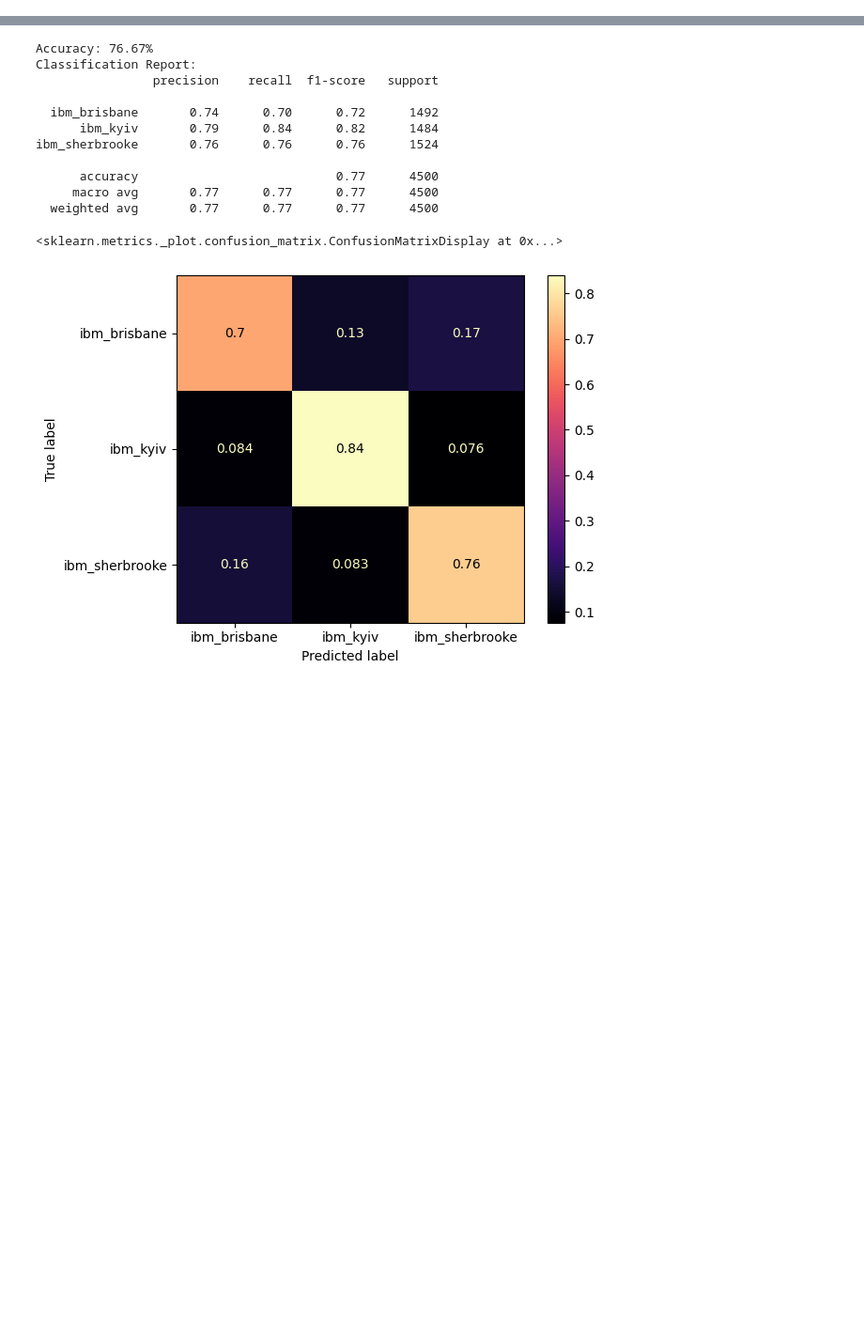
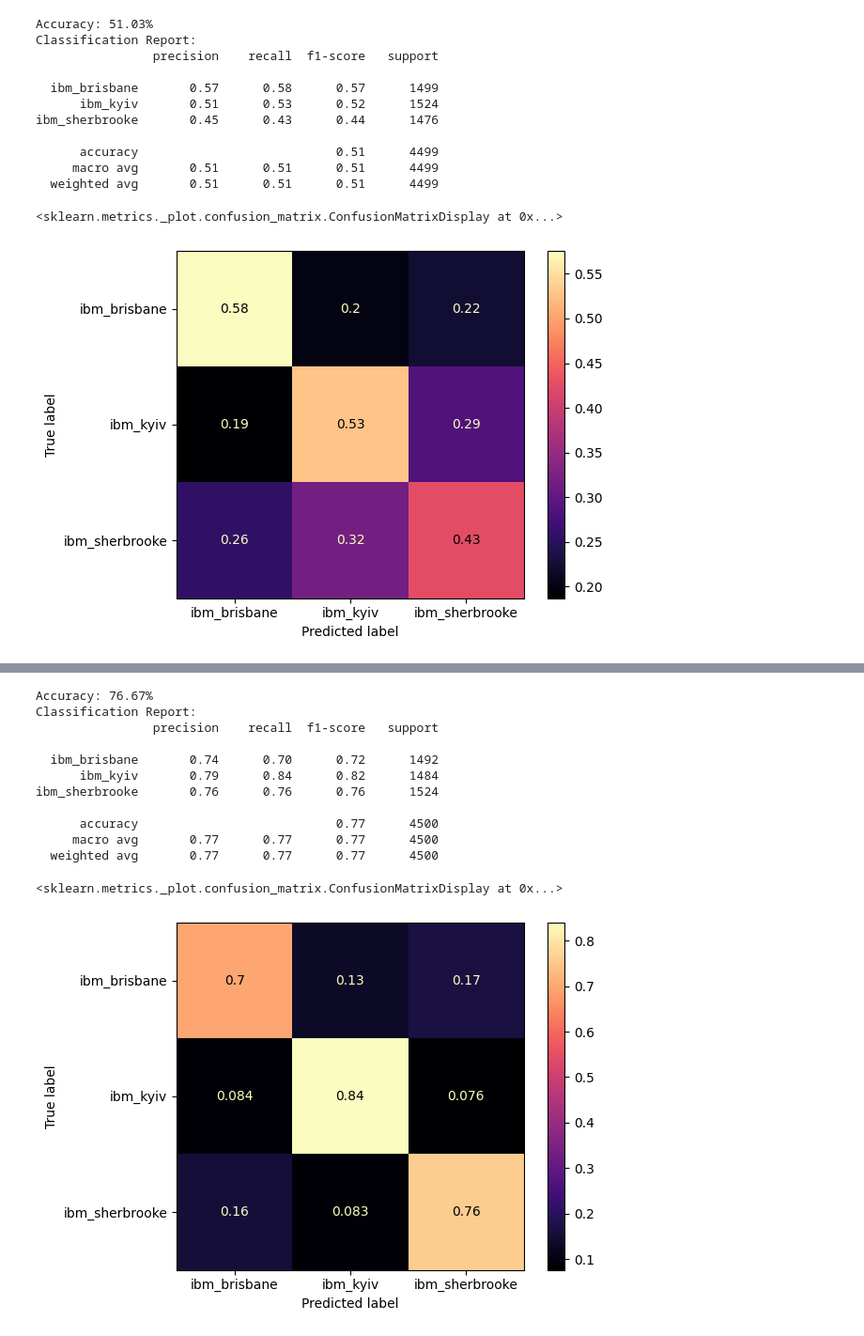
Before and after one commit to devon-campbell/qtcodes, a Jupyter notebook: fingerprinting/xxzz/classifier.ipynb, the cells around one changed output, grey strips where cells are left out. Shown: that part at 94% size. Cells and saved outputs as stored; diff of their text form; code cells hidden in the pictures; blank space fills up the shorter version.

```diff
--- a/fingerprinting/xxzz/classifier.ipynb
+++ b/fingerprinting/xxzz/classifier.ipynb
@@ -230,0 +332,20 @@ ibm_sherbrooke       0.56      0.53      0.54      1524
+# %%
+# qubit1Z_d3_state.pkl : qubit1Z_d3_{backend}_transpiled.qpy (1 week later)
+json_file = 'data/json/qubit1Z_d3_b_results.json'
+df = json_to_expanded_df(json_file, d=3)
+clf, updated_df, y_test, y_pred = build_backend_classifier(df, d=3)
+ConfusionMatrixDisplay.from_predictions(y_test, y_pred, cmap='magma', normalize='true')
+# %% [output]
+Accuracy: 51.03%
+Classification Report:
+                precision    recall  f1-score   support
+
+  ibm_brisbane       0.57      0.58      0.57      1499
+      ibm_kyiv       0.51      0.53      0.52      1524
+ibm_sherbrooke       0.45      0.43      0.44      1476
+
+      accuracy                           0.51      4499
+     macro avg       0.51      0.51      0.51      4499
+  weighted avg       0.51      0.51      0.51      4499
+<sklearn.metrics._plot.confusion_matrix.ConfusionMatrixDisplay at 0x...>
+[figure, added]
```
Also changed, not shown: parts of 36 cells of this notebook, 21 other files.
